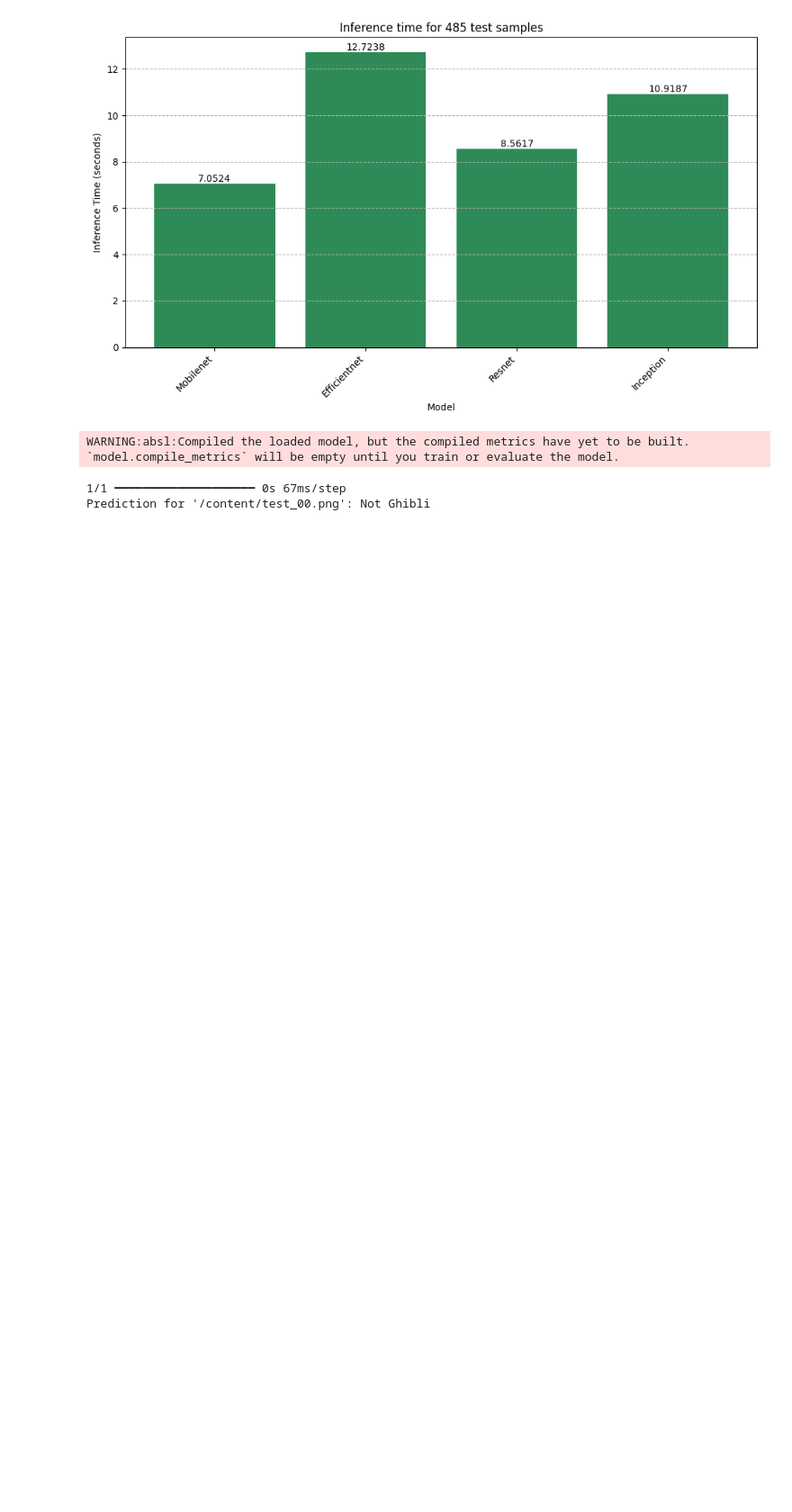
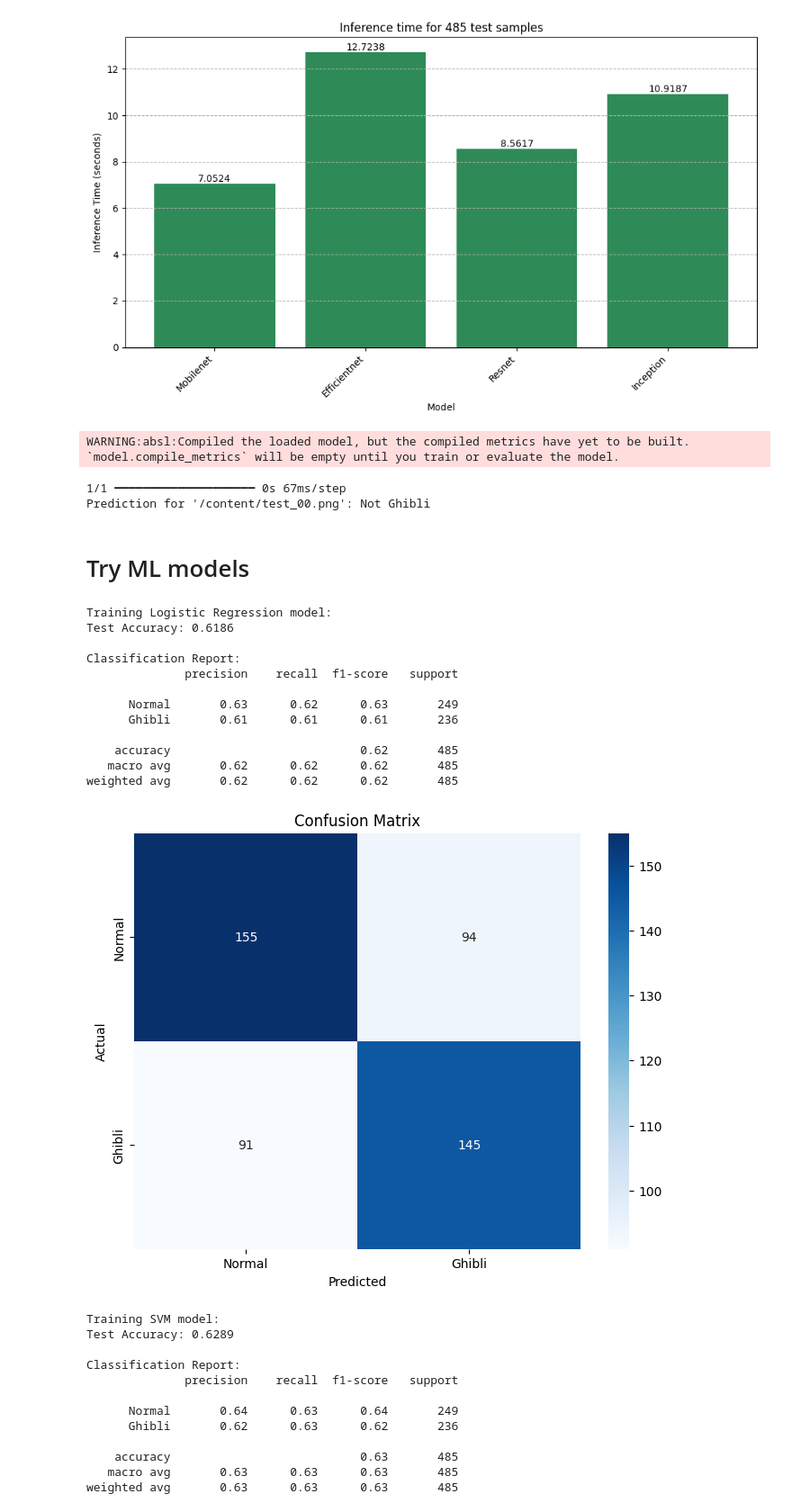
Before and after one commit to Nikshay-Jain/Sticker-Studio, a Jupyter notebook: scripts/Ghibli_Normal_Classifier.ipynb, the cells around one changed output. Shown at 90% size. Cells and saved outputs as stored; diff of their text form; code cells hidden in the pictures; blank space fills up the shorter version.

Commit message:
ML models built and compared too

```diff
--- a/scripts/Ghibli_Normal_Classifier.ipynb
+++ b/scripts/Ghibli_Normal_Classifier.ipynb
@@ -467,3 +467,5 @@ print(f"Prediction for '{test_image}': {prediction}")
 # %% [output]
 1/1 ━━━━━━━━━━━━━━━━━━━━ 0s 67ms/step
 Prediction for '/content/test_00.png': Not Ghibli
+# %% [markdown]
+# Try ML models
@@ -469,0 +551,54 @@ Prediction for '/content/test_00.png': Not Ghibli
+# %%
+# Load and extract features
+features, labels = load_and_extract_features(normal_images_dir, ghibli_images_dir)
+
+# Split data into training and testing sets
+features_train, features_test, labels_train, labels_test = train_test_split(
+    features, labels, test_size=0.2, random_state=42, stratify=labels
+)
+# %%
+# Train a Logistic Regression model
+print("\nTraining Logistic Regression model:")
+logistic_regression_model = train_ml_model(features_train, labels_train, model_type='logistic_regression')
+evaluate_ml_model(logistic_regression_model, features_test, labels_test)
+
+# Train an SVM model
+print("\nTraining SVM model:")
+svm_model = train_ml_model(features_train, labels_train, model_type='svm')
+evaluate_ml_model(svm_model, features_test, labels_test)
+
+# Train a Random Forest model
+print("\nTraining Random Forest model:")
+random_forest_model = train_ml_model(features_train, labels_train, model_type='random_forest')
+evaluate_ml_model(random_forest_model, features_test, labels_test)
+
+# Train an XGBoost model
+print("\nTraining XGBoost model:")
+xgboost_model = train_ml_model(features_train, labels_train, model_type='xgboost')
+evaluate_ml_model(xgboost_model, features_test, labels_test)
+# %% [output]
+Training Logistic Regression model:
+Test Accuracy: 0.6186
+
+Classification Report:
+              precision    recall  f1-score   support
+
+      Normal       0.63      0.62      0.63       249
+      Ghibli       0.61      0.61      0.61       236
+
+    accuracy                           0.62       485
+   macro avg       0.62      0.62      0.62       485
+weighted avg       0.62      0.62      0.62       485
+[figure, added]
+Training SVM model:
+Test Accuracy: 0.6289
+
+Classification Report:
+              precision    recall  f1-score   support
+
+      Normal       0.64      0.63      0.64       249
+      Ghibli       0.62      0.63      0.62       236
+
+    accuracy                           0.63       485
+   macro avg       0.63      0.63      0.63       485
+weighted avg       0.63      0.63      0.63       485
```
Also changed, not shown: parts of 4 cells of this notebook.
